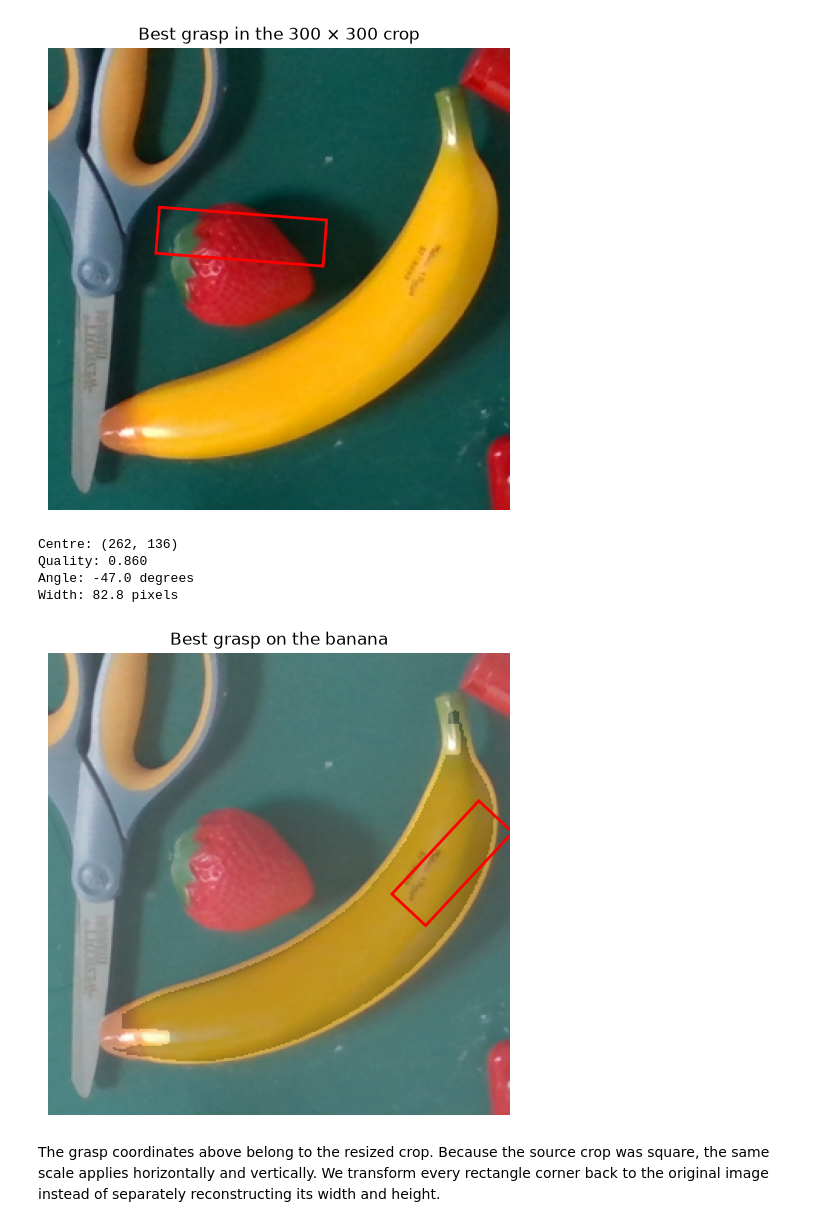
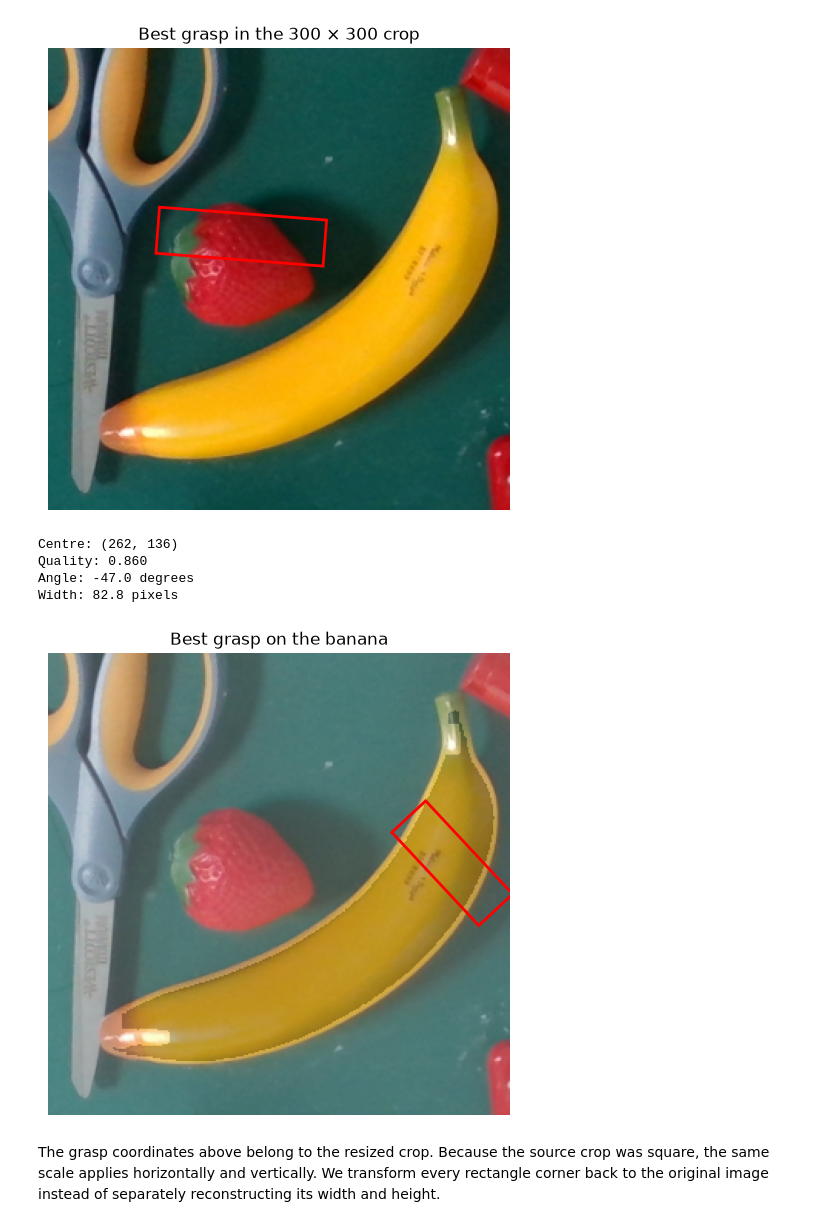
Before and after one commit to ckim146/enn583, a Jupyter notebook: practicals/Week_11/week-11-grasping.ipynb, the cells around one changed output. Saved outputs shown, nothing was run; the diff lists cells and outputs as text; code cells hidden in the pictures.

```diff
--- a/practicals/Week_11/week-11-grasping.ipynb
+++ b/practicals/Week_11/week-11-grasping.ipynb
@@ -302,35 +302,35 @@ if n <= 1:
 largest = 1 + np.argmax(stats[1:, cv2.CC_STAT_AREA])
 mask = (labels == largest).astype(np.uint8)
 mask = cv2.erode(mask, np.ones((7, 7), np.uint8)).astype(bool)
 
 # --- Select the best grasp on the banana only ---
 quality_masked = np.where(mask, quality_final, 0)
 v, u = np.unravel_index(np.argmax(quality_masked), quality_masked.shape)
 
 best_angle = angle_final[v, u]
 best_width = width_final[v, u]
-grasp_crop = rotated_rectangle_corners(u, v, best_width, best_angle)
+grasp_crop = rotated_rectangle_corners(u, v, best_width, -best_angle)
 
 print(f'Centre: ({u}, {v})')
 print(f'Quality: {quality_final[v, u]:.3f}')
 print(f'Angle: {np.degrees(best_angle):.1f} degrees')
 print(f'Width: {best_width:.1f} pixels')
 
 fig, ax = plt.subplots(figsize=(6, 6))
 ax.imshow(crop_rgb)
 ax.imshow(mask, alpha=0.25, cmap='Blues')   # optional: shows the mask, for checking
 ax.add_patch(patches.Polygon(
     grasp_crop, closed=True, edgecolor='red', linewidth=2, fill=False
 ))
 ax.set_title('Best grasp on the banana')
 ax.axis('off')
 plt.show()
 # %% [output]
 Centre: (262, 136)
 Quality: 0.860
 Angle: -47.0 degrees
 Width: 82.8 pixels
-[figure, old version]
+[figure, new version]
 # %% [markdown]
 The grasp coordinates above belong to the resized crop. Because the source crop was square, the same scale applies horizontally and vertically. We transform every rectangle corner back to the original image instead of separately reconstructing its width and height.
 # %%
```
Also changed, not shown: 1 other file.
